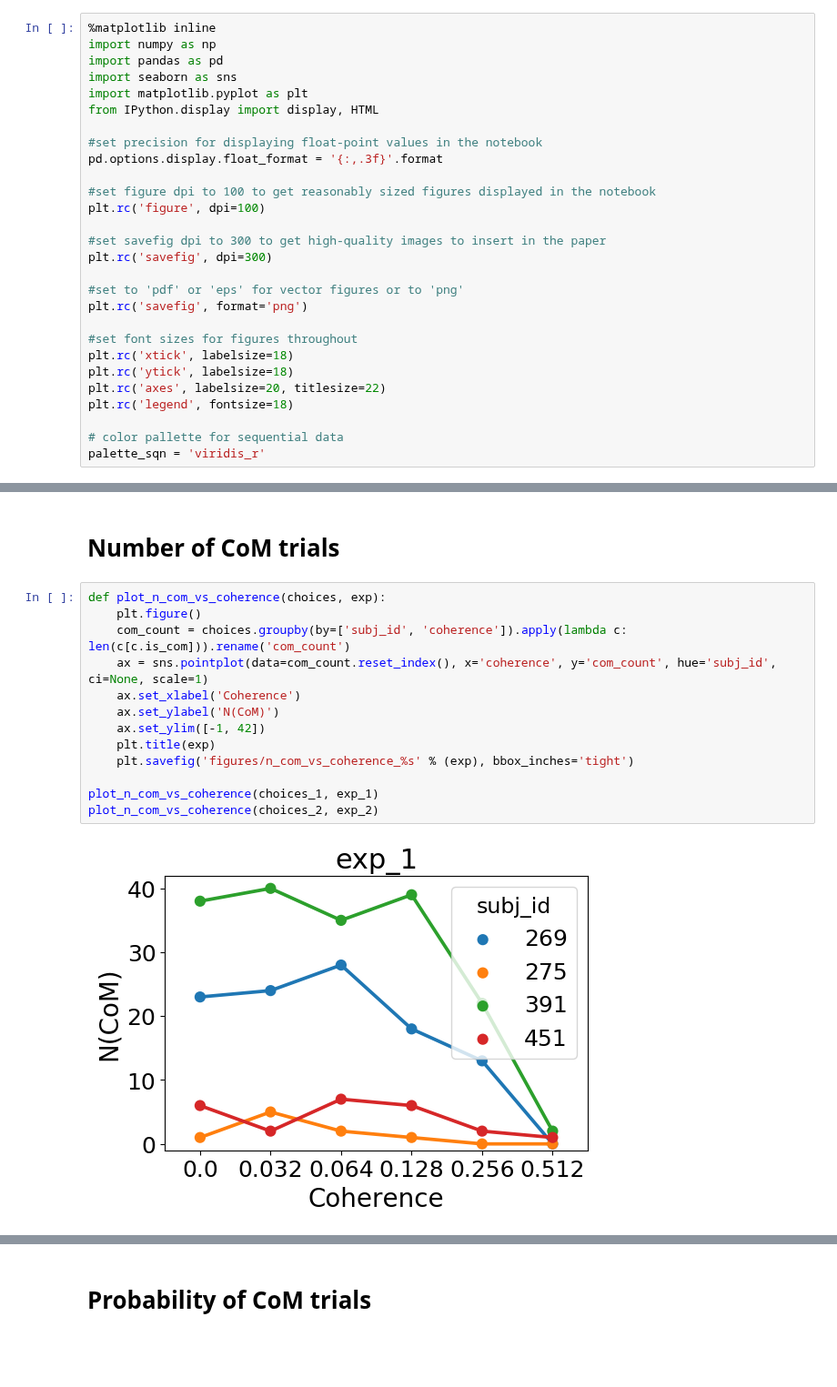
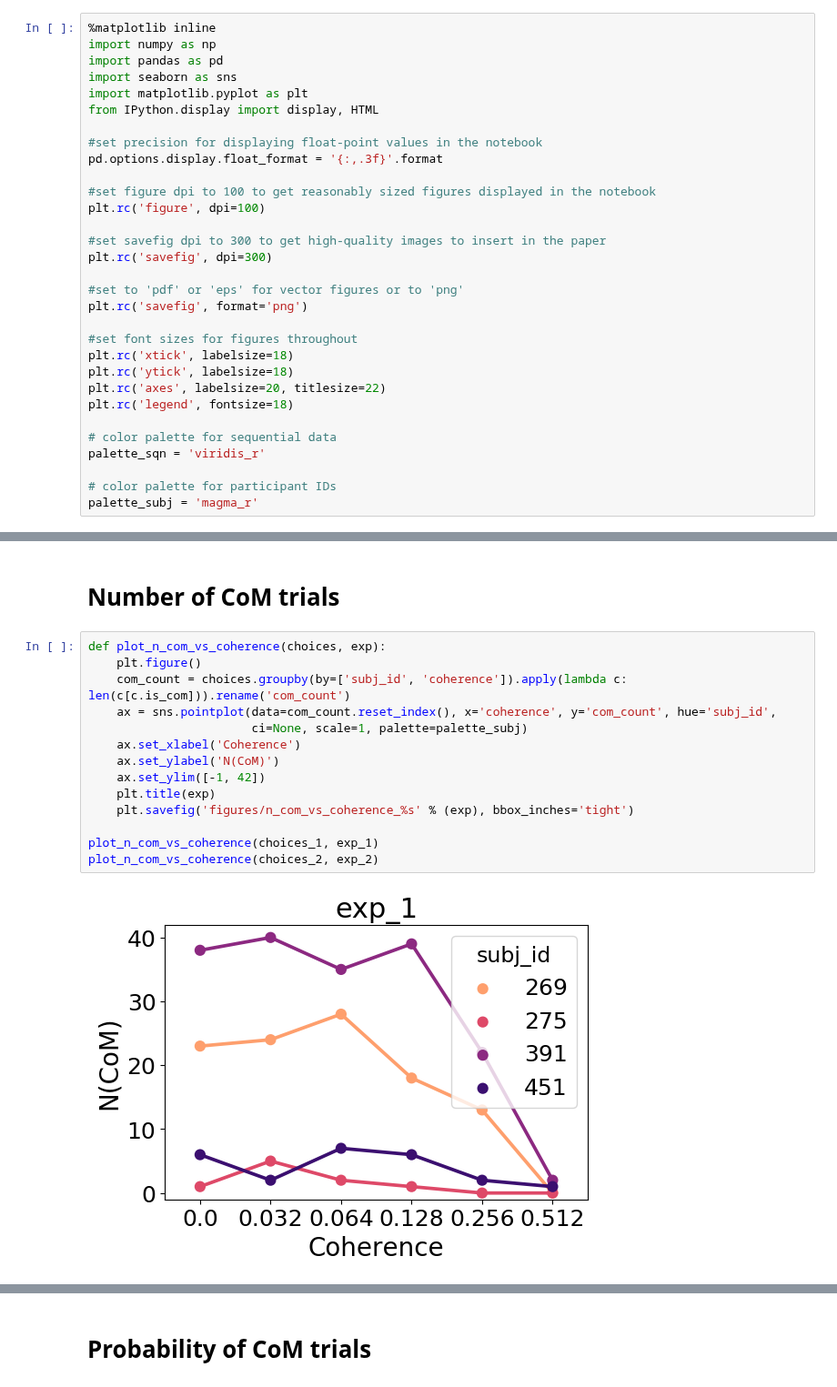
Before and after one commit to cherepaha/eyehandrdk, a Jupyter notebook: psychometrics.ipynb, the cells around one changed output, grey strips where cells are left out. Shown at 91% size. Saved outputs shown, nothing was run; the diff lists cells and outputs as text; blank space fills up the shorter version.

Commit message:
Color scheme changed for subject id mapping

```diff
--- a/psychometrics.ipynb
+++ b/psychometrics.ipynb
@@ -35,8 +35,11 @@ plt.rc('ytick', labelsize=18)
 plt.rc('axes', labelsize=20, titlesize=22)
 plt.rc('legend', fontsize=18)
 
-# color pallette for sequential data
+# color palette for sequential data
 palette_sqn = 'viridis_r'
+
+# color palette for participant IDs
+palette_subj = 'magma_r'
 # %% [markdown]
 Then, we read the data (assuming it's already pre-processed). Change the path to the files if necessary
 # %%
@@ -166,15 +172,16 @@ plot_psychometric_function_ci(choices_2, exp_2)
 # %%
 def plot_n_com_vs_coherence(choices, exp):
     plt.figure()
     com_count = choices.groupby(by=['subj_id', 'coherence']).apply(lambda c: len(c[c.is_com])).rename('com_count')
-    ax = sns.pointplot(data=com_count.reset_index(), x='coherence', y='com_count', hue='subj_id', ci=None, scale=1)
+    ax = sns.pointplot(data=com_count.reset_index(), x='coherence', y='com_count', hue='subj_id',
+                       ci=None, scale=1, palette=palette_subj)
     ax.set_xlabel('Coherence')
     ax.set_ylabel('N(CoM)')
     ax.set_ylim([-1, 42])
     plt.title(exp)
     plt.savefig('figures/n_com_vs_coherence_%s' % (exp), bbox_inches='tight')
 
 plot_n_com_vs_coherence(choices_1, exp_1)
 plot_n_com_vs_coherence(choices_2, exp_2)
 # %% [output]
-[figure, old version]
+[figure, new version]
```
Also changed, not shown: parts of 3 cells of this notebook.
